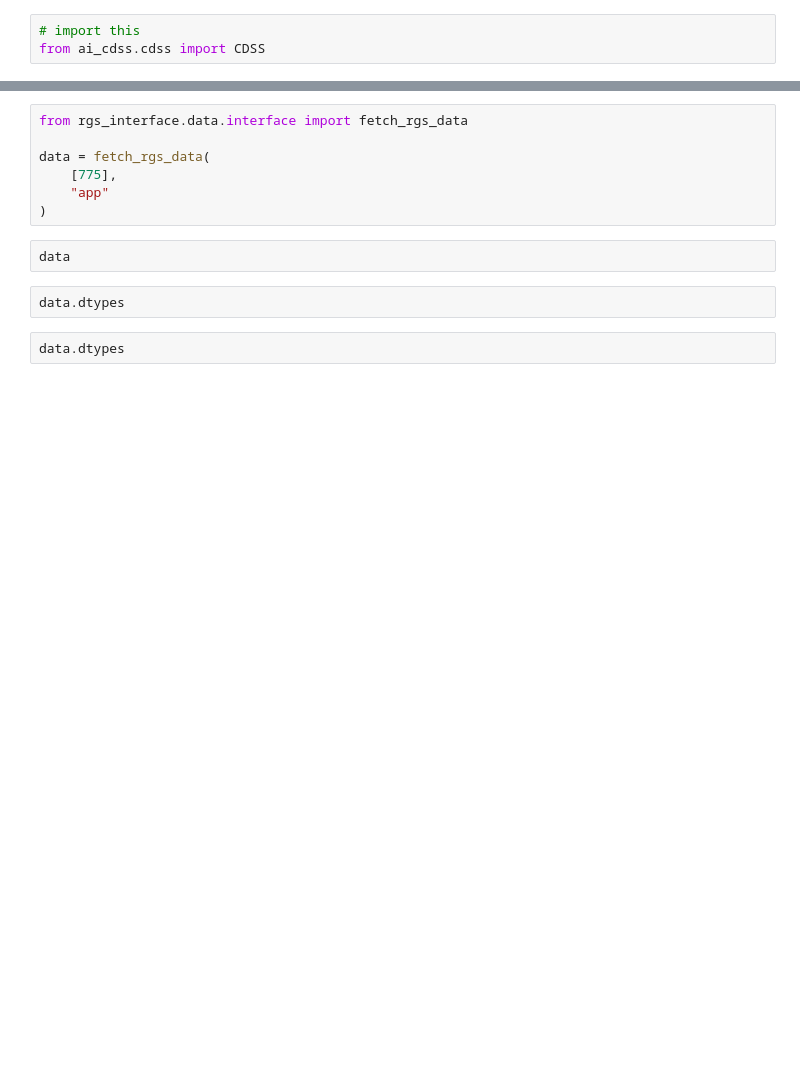
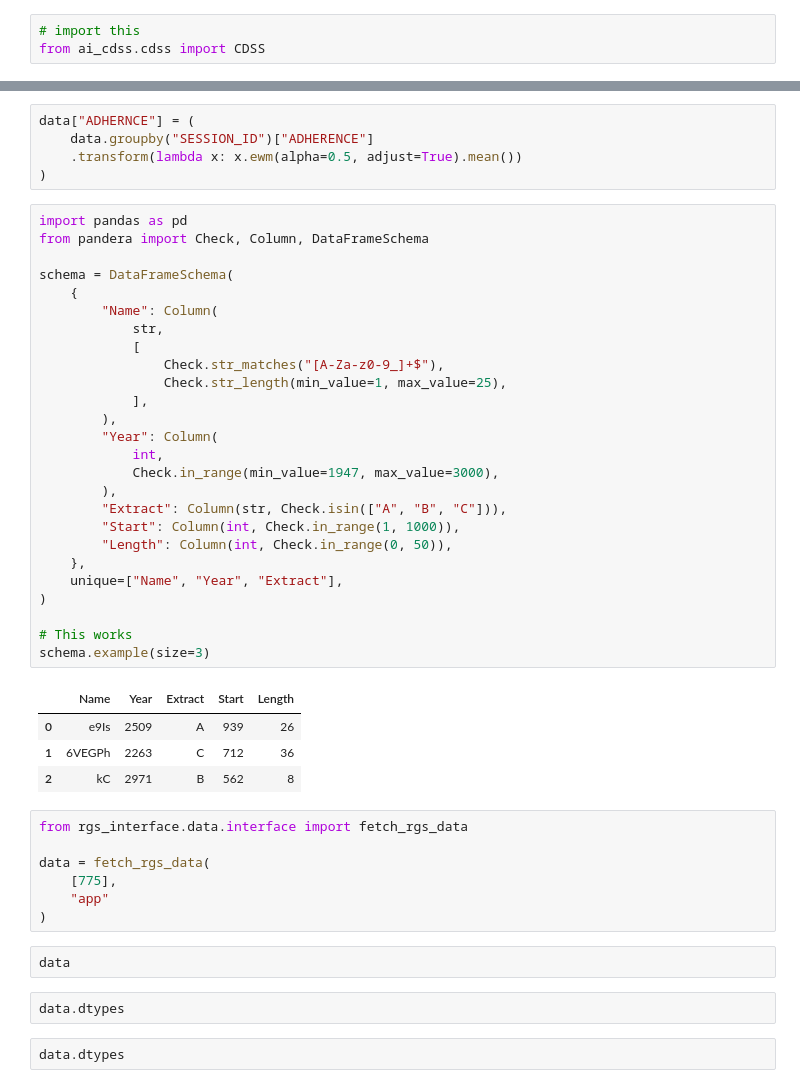
Before and after one commit to dabadav/ai-cdss, a Jupyter notebook: notebooks/simplify.ipynb, the cells around one changed output, grey strips where cells are left out. Saved outputs shown, nothing was run; the diff lists cells and outputs as text; blank space fills up the shorter version.

```diff
--- a/notebooks/simplify.ipynb
+++ b/notebooks/simplify.ipynb
@@ -77,3 +78,39 @@ scoring
+# %%
+data["ADHERNCE"] = (
+    data.groupby("SESSION_ID")["ADHERENCE"]
+    .transform(lambda x: x.ewm(alpha=0.5, adjust=True).mean())
+)
+# %%
+import pandas as pd
+from pandera import Check, Column, DataFrameSchema
+
+schema = DataFrameSchema(
+    {
+        "Name": Column(
+            str,
+            [
+                Check.str_matches("[A-Za-z0-9_]+$"),
+                Check.str_length(min_value=1, max_value=25),
+            ],
+        ),
+        "Year": Column(
+            int,
+            Check.in_range(min_value=1947, max_value=3000),
+        ),
+        "Extract": Column(str, Check.isin(["A", "B", "C"])),
+        "Start": Column(int, Check.in_range(1, 1000)),
+        "Length": Column(int, Check.in_range(0, 50)),
+    },
+    unique=["Name", "Year", "Extract"],
+)
+
+# This works
+schema.example(size=3)
+# %% [output]
+|  | Name | Year | Extract | Start | Length |
+| 0 | e9Is | 2509 | A | 939 | 26 |
+| 1 | 6VEGPh | 2263 | C | 712 | 36 |
+| 2 | kC | 2971 | B | 562 | 8 |
 # %%
 from rgs_interface.data.interface import fetch_rgs_data
 
```
Also changed, not shown: parts of 8 cells of this notebook, 13 other files.
